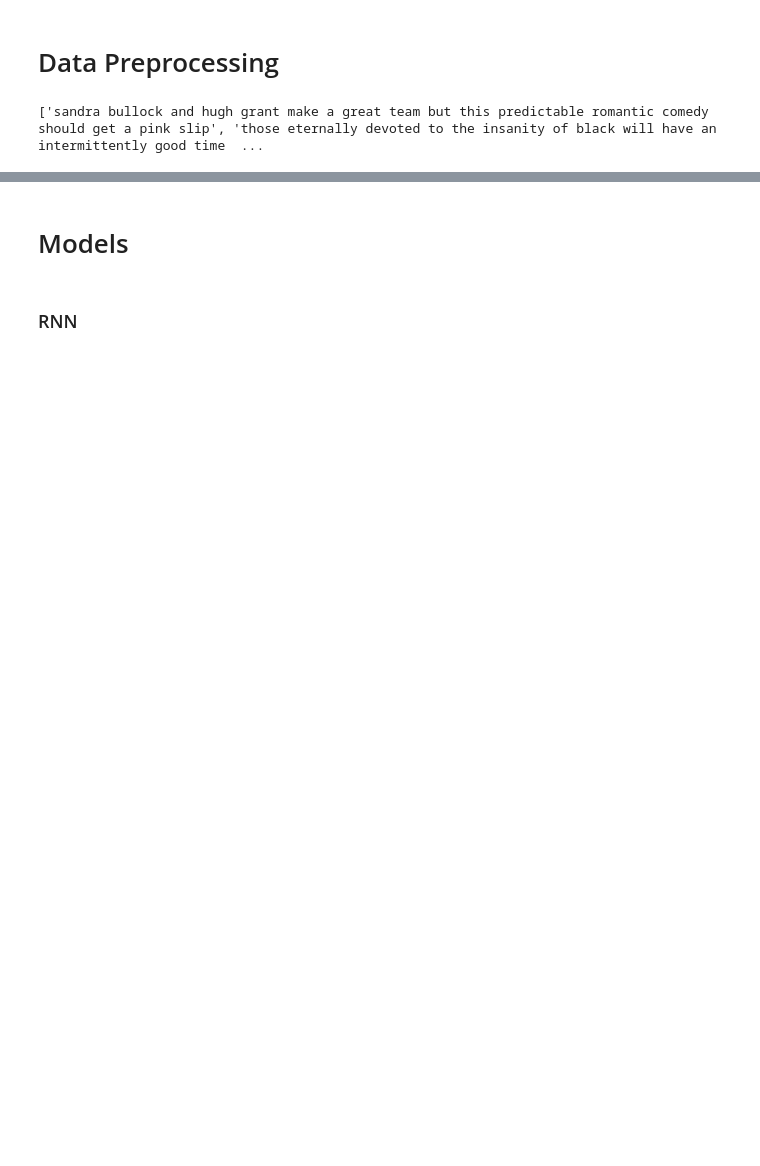
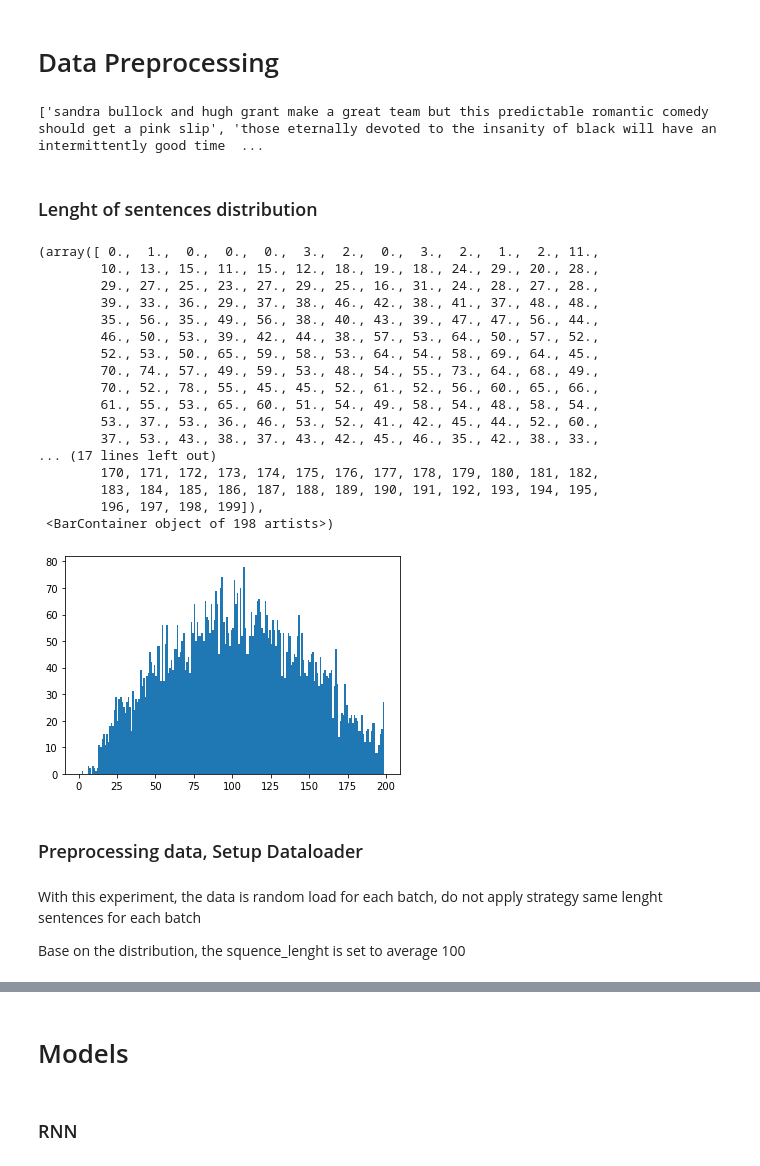
Before and after one commit to v-nhandt21/NLPCourse, a Jupyter notebook: Assignment/Sentiment_analysis/Assignment1-RNN/SentimentRNN_glove.ipynb, the cells around one changed output, grey strips where cells are left out. Cells and saved outputs as stored; diff of their text form; code cells hidden in the pictures; blank space fills up the shorter version.

Commit message:
Add data statistic

```diff
--- a/Assignment/Sentiment_analysis/Assignment1-RNN/SentimentRNN_glove.ipynb
+++ b/Assignment/Sentiment_analysis/Assignment1-RNN/SentimentRNN_glove.ipynb
@@ -107,6 +120,37 @@ test_x, test_y, Vocab = LoadData("../data/test.txt",Vocab)
 print(test_x[:5])
 # %% [output]
 ['sandra bullock and hugh grant make a great team but this predictable romantic comedy should get a pink slip', 'those eternally devoted to the insanity of black will have an intermittently good time  ...
+# %% [markdown]
+### Lenght of sentences distribution
+# %%
+Len_Sentences = [len(x) for x in train_x]
+binz = [x for x in range(1,200)]
+plt.hist(Len_Sentences, bins=binz)
+# %% [output]
+(array([ 0.,  1.,  0.,  0.,  0.,  3.,  2.,  0.,  3.,  2.,  1.,  2., 11.,
+        10., 13., 15., 11., 15., 12., 18., 19., 18., 24., 29., 20., 28.,
+        29., 27., 25., 23., 27., 29., 25., 16., 31., 24., 28., 27., 28.,
+        39., 33., 36., 29., 37., 38., 46., 42., 38., 41., 37., 48., 48.,
+        35., 56., 35., 49., 56., 38., 40., 43., 39., 47., 47., 56., 44.,
+        46., 50., 53., 39., 42., 44., 38., 57., 53., 64., 50., 57., 52.,
+        52., 53., 50., 65., 59., 58., 53., 64., 54., 58., 69., 64., 45.,
+        70., 74., 57., 49., 59., 53., 48., 54., 55., 73., 64., 68., 49.,
+        70., 52., 78., 55., 45., 45., 52., 61., 52., 56., 60., 65., 66.,
+        61., 55., 53., 65., 60., 51., 54., 49., 58., 54., 48., 58., 54.,
+        53., 37., 53., 36., 46., 53., 52., 41., 42., 45., 44., 52., 60.,
+        37., 53., 43., 38., 37., 43., 42., 45., 46., 35., 42., 38., 33.,
+... (17 lines left out)
+        170, 171, 172, 173, 174, 175, 176, 177, 178, 179, 180, 181, 182,
+        183, 184, 185, 186, 187, 188, 189, 190, 191, 192, 193, 194, 195,
+        196, 197, 198, 199]),
+ <BarContainer object of 198 artists>)
+[figure, added]
+# %% [markdown]
+### Preprocessing data, Setup Dataloader
+# %% [markdown]
+With this experiment, the data is random load for each batch, do not apply strategy same lenght sentences for each batch
+
+Base on the distribution, the squence_lenght is set to average 100
 # %%
 
 
```
Also changed, not shown: parts of 14 cells of this notebook, 1 other file.
